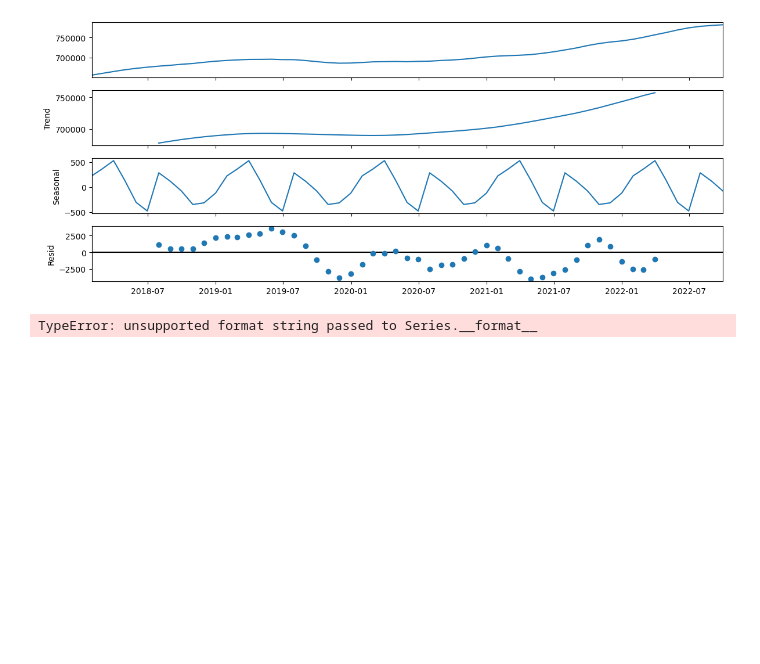
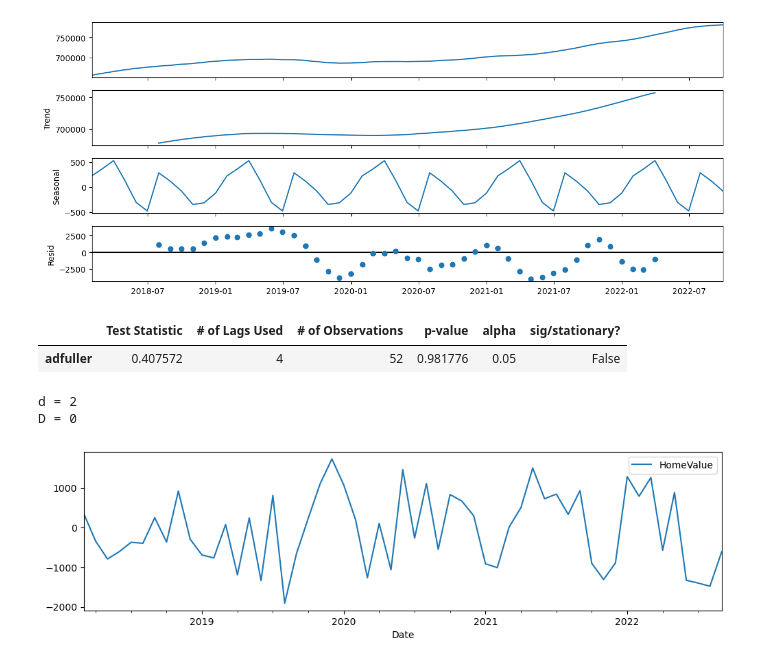
Before and after one commit to SpreeC/Gridsearch-SARIMA-Models, a Jupyter notebook: Gridsearch SARIMA Models.ipynb, the cells around one changed output. Cells and saved outputs as stored; diff of their text form; code cells hidden in the pictures; blank space fills up the shorter version.

```diff
--- a/Gridsearch SARIMA Models.ipynb
+++ b/Gridsearch SARIMA Models.ipynb
@@ -270,11 +271,25 @@ fig.set_size_inches(12,5)
 fig.tight_layout()
 # %% [output]
 [figure]
-# %%
-# How big is the seasonal component
-seasonal_delta = decomp.seasonal.max() - decomp.seasonal.min()
-
-# How big is the seasonal component relative to the time series?
-print(f'The seasonal component is {seasonal_delta: .2f} which is ~{seasonal_delta/(ts.max()-ts.min()) * 100 :.2f}% of the variation in time series.')
-# %% [output]
-TypeError: unsupported format string passed to Series.__format__
+# %%
+# Check for stationarity
+get_adfuller_results(ts)
+# %% [output]
+|  | Test Statistic | # of Lags Used | # of Observations | p-value | alpha | sig/stationary? |
+| adfuller | 0.407572 | 4 | 52 | 0.981776 | 0.05 | False |
+# %%
+# Get number for differencing
+d = ndiffs(ts)
+print (f'd = {d}')
+# determine D
+D = nsdiffs(ts, m = 12)
+print (f'D = {D}')
+# %% [output]
+d = 2
+D = 0
+# %%
+# Apply differencing
+ts_diff = ts.diff().diff().dropna()
+ts_diff.plot();
+# %% [output]
+[figure, added]
```
Also changed, not shown: parts of 21 cells of this notebook.
